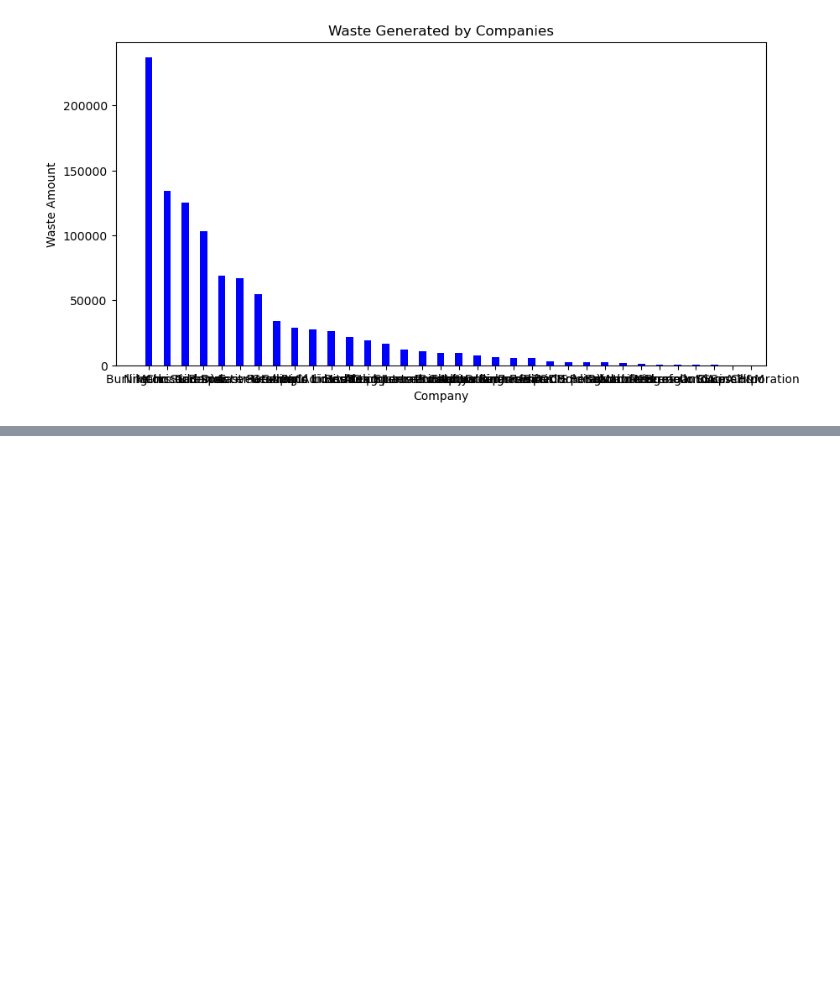
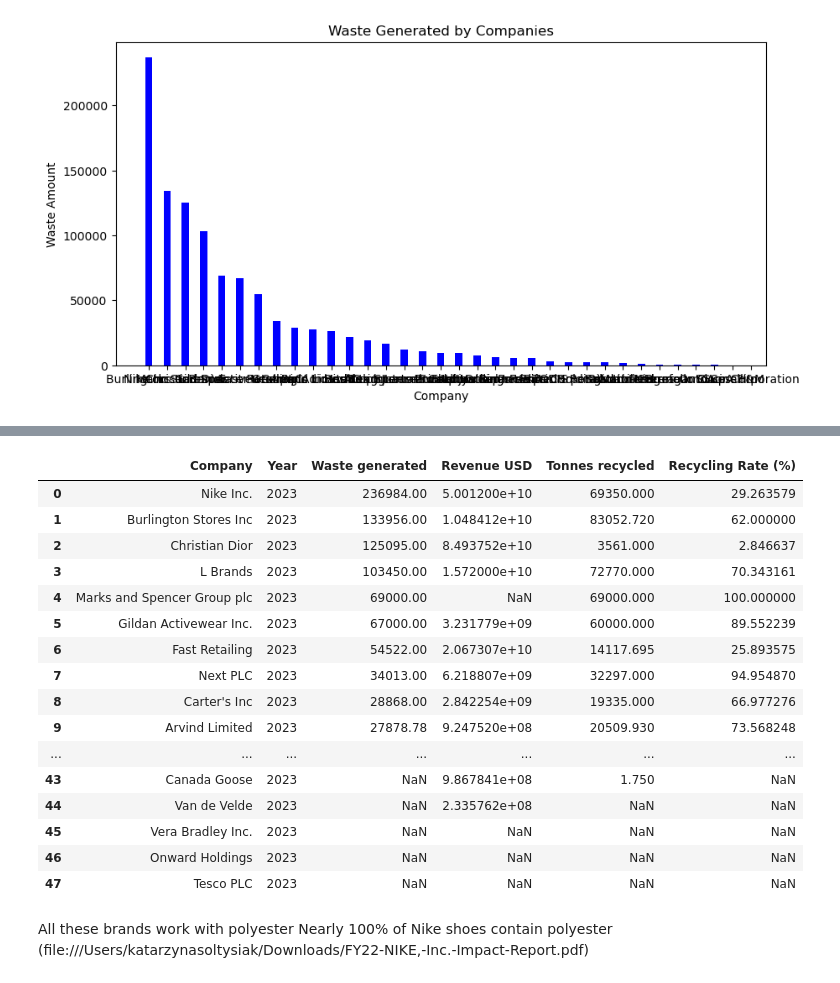
Before and after one commit to kasiasoltysiak/Plastic_Pollution-exploration, a Jupyter notebook: Apparel_brands_waste.ipynb, the cells around one changed output, grey strips where cells are left out. Cells and saved outputs as stored; diff of their text form; code cells hidden in the pictures; blank space fills up the shorter version.

Commit message:
Started investigating Nike in detail

```diff
--- a/Apparel_brands_waste.ipynb
+++ b/Apparel_brands_waste.ipynb
@@ -226,0 +403,5 @@ Missing2020
+# %%
+path_rec = 'Data sets/apparel-recycling.csv'
+df_rec = pd.read_csv(path_rec, index_col=None)
+df_rec = df_rec.replace('Unknown', np.nan)
+df_rec.head()
@@ -226,0 +415,6 @@ Missing2020
+# %%
+apparel_waste_2023 = apparel_waste_2023.merge(
+    df_rec[['Company', 'Tonnes recycled']],
+    on='Company',
+    how='left')
+apparel_waste_2023
@@ -226,0 +448,4 @@ Missing2020
+# %%
+apparel_waste_2023.loc[apparel_waste_2023['Company'] == 'L Brands', 'Revenue USD'] = 1.572e+10
+# %%
+apparel_waste_2023['Tonnes recycled'] = apparel_waste_2023['Tonnes recycled'].astype(float)
@@ -226,0 +467,24 @@ Missing2020
+# %%
+apparel_waste_2023['Recycling Rate (%)'] = (apparel_waste_2023['Tonnes recycled'] / apparel_waste_2023['Waste generated']) * 100
+apparel_waste_2023
+# %% [output]
+|  | Company | Year | Waste generated | Revenue USD | Tonnes recycled | Recycling Rate (%) |
+| 0 | Nike Inc. | 2023 | 236984.00 | 5.001200e+10 | 69350.000 | 29.263579 |
+| 1 | Burlington Stores Inc | 2023 | 133956.00 | 1.048412e+10 | 83052.720 | 62.000000 |
+| 2 | Christian Dior | 2023 | 125095.00 | 8.493752e+10 | 3561.000 | 2.846637 |
+| 3 | L Brands | 2023 | 103450.00 | 1.572000e+10 | 72770.000 | 70.343161 |
+| 4 | Marks and Spencer Group plc | 2023 | 69000.00 | NaN | 69000.000 | 100.000000 |
+| 5 | Gildan Activewear Inc. | 2023 | 67000.00 | 3.231779e+09 | 60000.000 | 89.552239 |
+| 6 | Fast Retailing | 2023 | 54522.00 | 2.067307e+10 | 14117.695 | 25.893575 |
+| 7 | Next PLC | 2023 | 34013.00 | 6.218807e+09 | 32297.000 | 94.954870 |
+| 8 | Carter's Inc | 2023 | 28868.00 | 2.842254e+09 | 19335.000 | 66.977276 |
+| 9 | Arvind Limited | 2023 | 27878.78 | 9.247520e+08 | 20509.930 | 73.568248 |
+| ... | ... | ... | ... | ... | ... | ... |
+| 43 | Canada Goose | 2023 | NaN | 9.867841e+08 | 1.750 | NaN |
+| 44 | Van de Velde | 2023 | NaN | 2.335762e+08 | NaN | NaN |
+| 45 | Vera Bradley Inc. | 2023 | NaN | NaN | NaN | NaN |
+| 46 | Onward Holdings | 2023 | NaN | NaN | NaN | NaN |
+| 47 | Tesco PLC | 2023 | NaN | NaN | NaN | NaN |
+# %% [markdown]
+All these brands work with polyester
+Nearly 100% of Nike shoes contain polyester (file:///Users/katarzynasoltysiak/Downloads/FY22-NIKE,-Inc.-Impact-Report.pdf)
```
Also changed, not shown: parts of 30 cells of this notebook, 5 other files.
